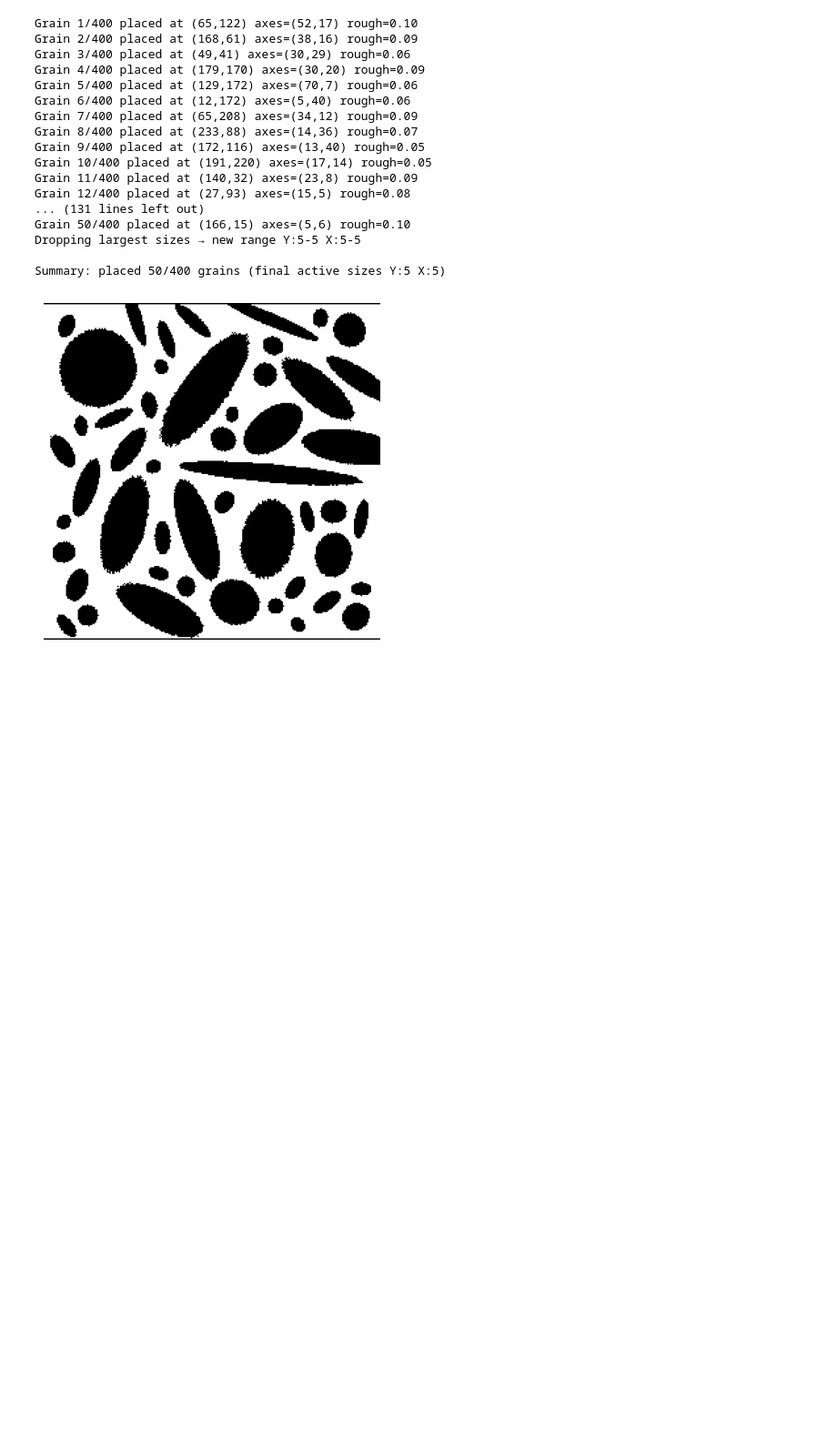
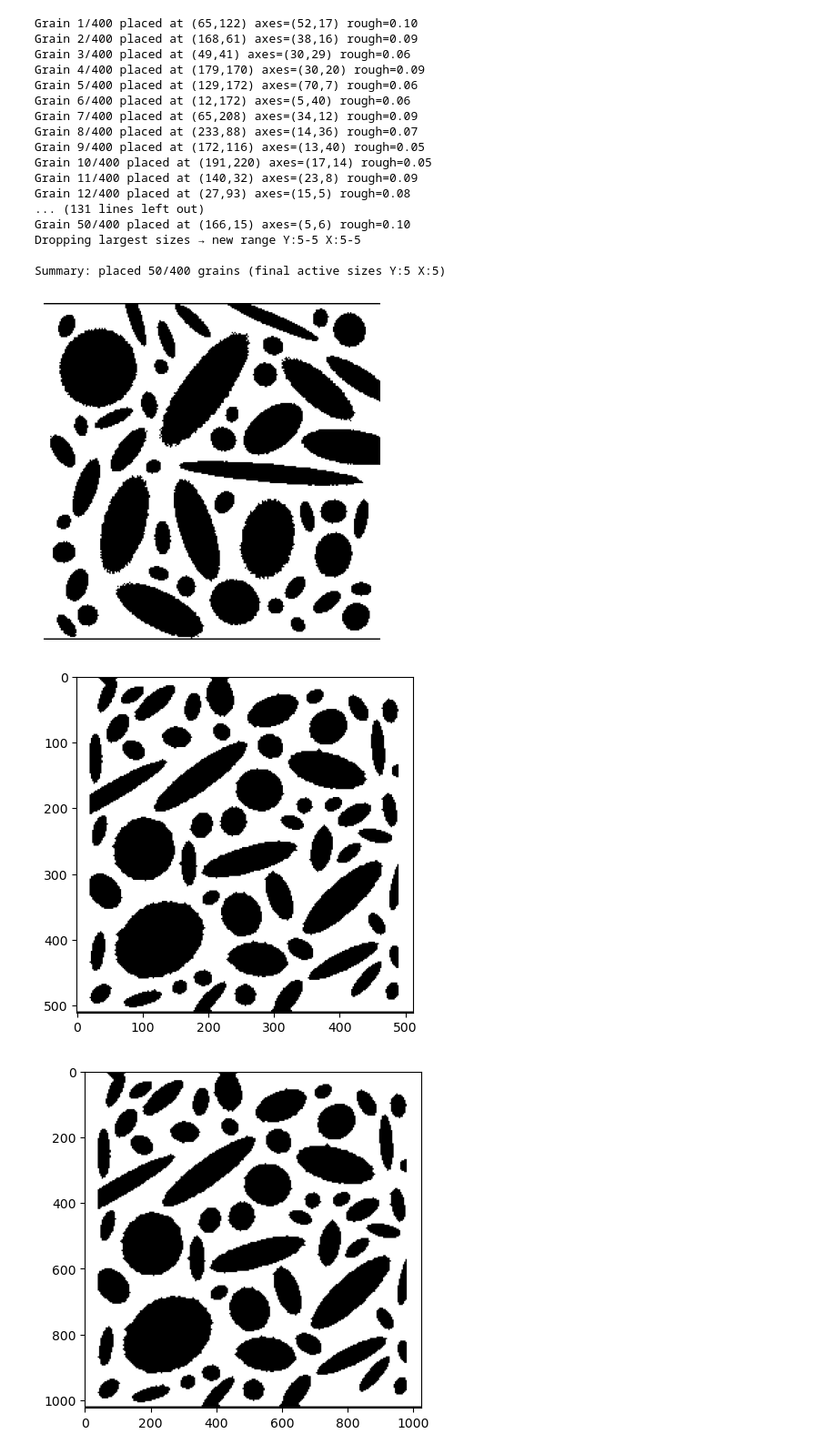
Before and after one commit to nnrustamo/mantiis, a Jupyter notebook: preprocessor/ellipse.ipynb, the cells around one changed output. Shown at 91% size. Saved outputs shown, nothing was run; the diff lists cells and outputs as text; code cells hidden in the pictures; blank space fills up the shorter version.

```diff
--- a/preprocessor/ellipse.ipynb
+++ b/preprocessor/ellipse.ipynb
@@ -104,3 +104,53 @@ Dropping largest sizes → new range Y:5-5 X:5-5
 
 Summary: placed 50/400 grains (final active sizes Y:5 X:5)
 [figure]
+# %%
+import numpy as np
+def upscale_binary_blocky(img, factor=2):
+    """
+    Upscale a 2D binary image by integer factor using block replication
+    (nearest-neighbor). Output contains only 0s and 1s.
+    Parameters
+    ----------
+    img : np.ndarray
+        2D numpy array of 0s and 1s (binary image).
+    factor : int
+        Upscaling factor (e.g. 2 -> doubles width and height).
+    Returns
+    -------
+    np.ndarray
+        Upscaled binary image of shape (img.shape[0]*factor, img.shape[1]*factor).
+    """
+    if factor < 1 or int(factor) != factor:
+        raise ValueError("Factor must be a positive integer.")
+    return np.kron(img, np.ones((factor, factor), dtype=int))
+
+# ---- Convenience wrapper for your specific case ----
+def double_and_quadruple_blocky(img):
+    """
+    Given a 256x256 binary image (domain 256 nm × 256 nm, 1 nm pixels),
+    returns:
+      - 512x512 array (0.5 nm resolution)
+      - 1024x1024 array (0.25 nm resolution)
+    """
+    img_512 = upscale_binary_blocky(img, factor=2)
+    img_1024 = upscale_binary_blocky(img, factor=4)
+    return img_512, img_1024
+
+img = np.loadtxt("../Andrew/coarse/pore.dat").reshape((256, 256)).transpose()
+img_512, img_1024 = double_and_quadruple_blocky(img)
+
+plt.figure()
+plt.imshow(img_512, cmap='gray')
+
+plt.figure()
+plt.imshow(img_1024, cmap='gray')
+
+img512_linear = np.reshape(img_512.transpose(), (512 * 512, 1))
+np.savetxt("../Andrew/medium/pore.dat", img512_linear, fmt='%d')
+
+img1024_linear = np.reshape(img_1024.transpose(), (1024 * 1024, 1))
+np.savetxt("../Andrew/fine/pore.dat", img1024_linear, fmt='%d')
+# %% [output]
+[figure, added]
+[figure, added]
```
Also changed, not shown: parts of 1 cell of this notebook, 4 other files.
